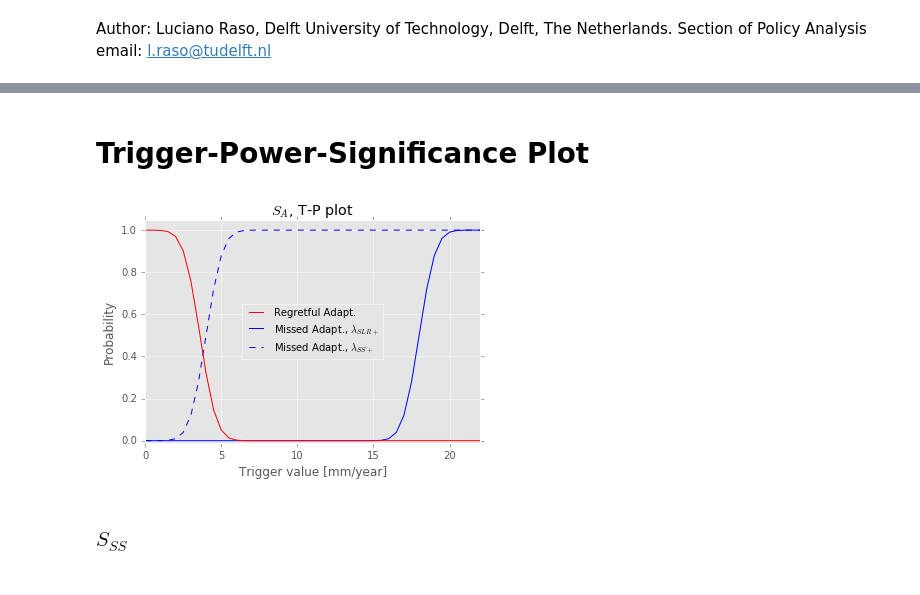
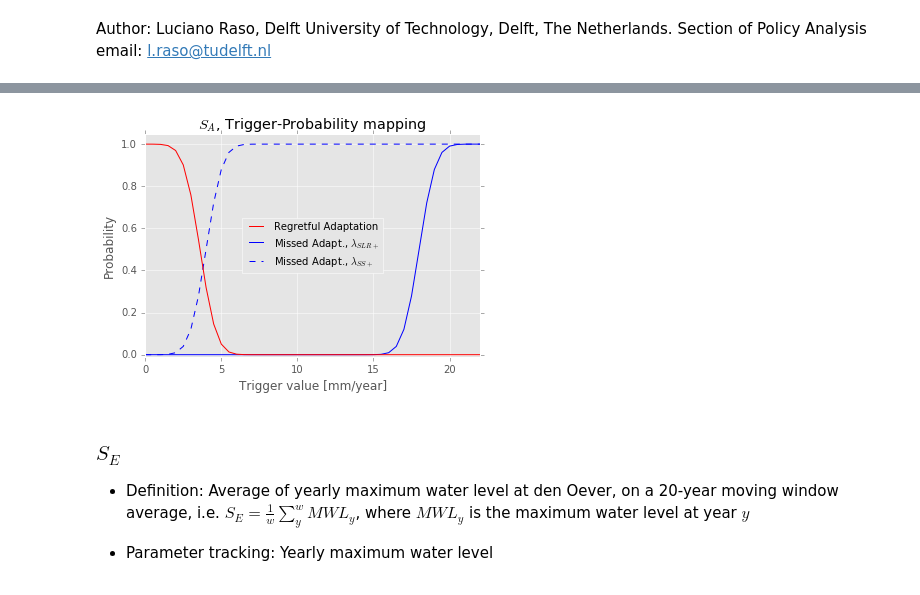
Before and after one commit to luciofaso/Monitoring_DAP, a Jupyter notebook: 2_Afsluitdijk/Adaptive_Afsluitdijk.ipynb, the cells around one changed output, grey strips where cells are left out. Cells and saved outputs as stored; diff of their text form; code cells hidden in the pictures.

```diff
--- a/2_Afsluitdijk/Adaptive_Afsluitdijk.ipynb
+++ b/2_Afsluitdijk/Adaptive_Afsluitdijk.ipynb
@@ -263,0 +247,3 @@ plt.savefig(pathfig+"StressTest2.pdf")
+# %%
+# specifics for the plot
+T_P_specifics = lambda S:plt.gca().set(ylim=[-0.01,1.05],title=S.name+', Trigger-Probability mapping',xlabel='Trigger value ['+S.unit+']',ylabel='Probability')
@@ -281,6 +274,7 @@ sigma_S_SLR = sigma_year_SL / var(np.arange(S_SLR.window))
 # %%
-S_SLR.P_S_lambda['CA']=norm(loc=lambda_['CA'][0],scale=np.sqrt(sigma_S_SLR))
-S_SLR.P_S_lambda['SLR_plus']=norm(loc=lambda_['SLR_plus'][0],scale=np.sqrt(sigma_S_SLR))
-S_SLR.P_S_lambda['SS_plus']=norm(loc=lambda_['SS_plus'][0],scale=np.sqrt(sigma_S_SLR))
+sigma_year_SWL = 6 # mm / year # variance of yearly sea water level observations (observational uncertainty)
+sigma_S_SLR = sigma_year_SWL / np.var(np.arange(S_SLR.window))
+
+S_SLR.P_S_lambda['CA'] = norm(loc=lambda_['CA'][0],scale=np.sqrt(sigma_S_SLR))
+S_SLR.P_S_lambda['SLR_plus'] = norm(loc=lambda_['SLR_plus'][0],scale=np.sqrt(sigma_S_SLR))
+S_SLR.P_S_lambda['SS_plus'] = norm(loc=lambda_['SS_plus'][0],scale=np.sqrt(sigma_S_SLR))
-# %% [markdown]
-# Trigger-Power-Significance Plot
@@ -290,5 +281,6 @@ SLR_T_PS={}
 # %%
 ## $'SLR_plus'$
-S_SLR_range=arange(0,27,0.5)
-SLR_T_PS['SLR_plus']=T_PS(S_SLR.P_S_lambda['CA'],S_SLR.P_S_lambda['SLR_plus'],S_SLR_range)
-SLR_T_PS['SS_plus']=T_PS(S_SLR.P_S_lambda['CA'],S_SLR.P_S_lambda['SS_plus'],S_SLR_range)
+S_SLR_range=np.arange(0,27,0.5)
+SLR_T_PS={}
+SLR_T_PS['SLR_plus']=T_P(S_SLR.P_S_lambda['CA'],S_SLR.P_S_lambda['SLR_plus'],S_SLR_range)
+SLR_T_PS['SS_plus']=T_P(S_SLR.P_S_lambda['CA'],S_SLR.P_S_lambda['SS_plus'],S_SLR_range)
@@ -301,23 +287,26 @@ def add_legend (SLR_plus,SS_plus):
 # %%
 # plotting
-
 a,=plt.plot(SLR_T_PS['SLR_plus']['power'],color='b',label='Missed Adapt., $\lambda_{SLR+}$')
 b,=plt.plot(SLR_T_PS['SS_plus']['power'],color='b',linestyle='--',label='Missed Adapt., $\lambda_{SS+}$')
-c,=plt.plot(SLR_T_PS['SLR_plus']['significance'],color='r',label='Regretful Adapt.')
+c,=plt.plot(SLR_T_PS['SLR_plus']['significance'],color='r',label='Regretful Adaptation')
 
 T_P_specifics(S_SLR)
 
 
 plt.legend(handles=[c,a,b],loc=0,fontsize=10)
 plt.xlim([0,22])
 
-plt.savefig("../Figures/S_A.pdf")
+# plt.savefig("../Figures/S_A.pdf")
 
 plt.show()
 # %% [output]
-[figure, old version]
+[figure, new version]
-# %% [markdown]
-### $S_{SS}$
+# %% [markdown]
+### $S_{E}$
+
+* Definition: Average of yearly maximum water level at den Oever, on a 20-year moving window average, i.e. $S_E = \frac{1}{w}\sum_y^w MWL_y$, where $MWL_y$ is the maximum water level at year $y$
+
+* Parameter tracking: Yearly maximum water level
 # %%
 S_SS=Signpost(name='$S_E$',unit='m')
 S_SS.window=20
```
Also changed, not shown: parts of 93 cells of this notebook, 2 other files.
